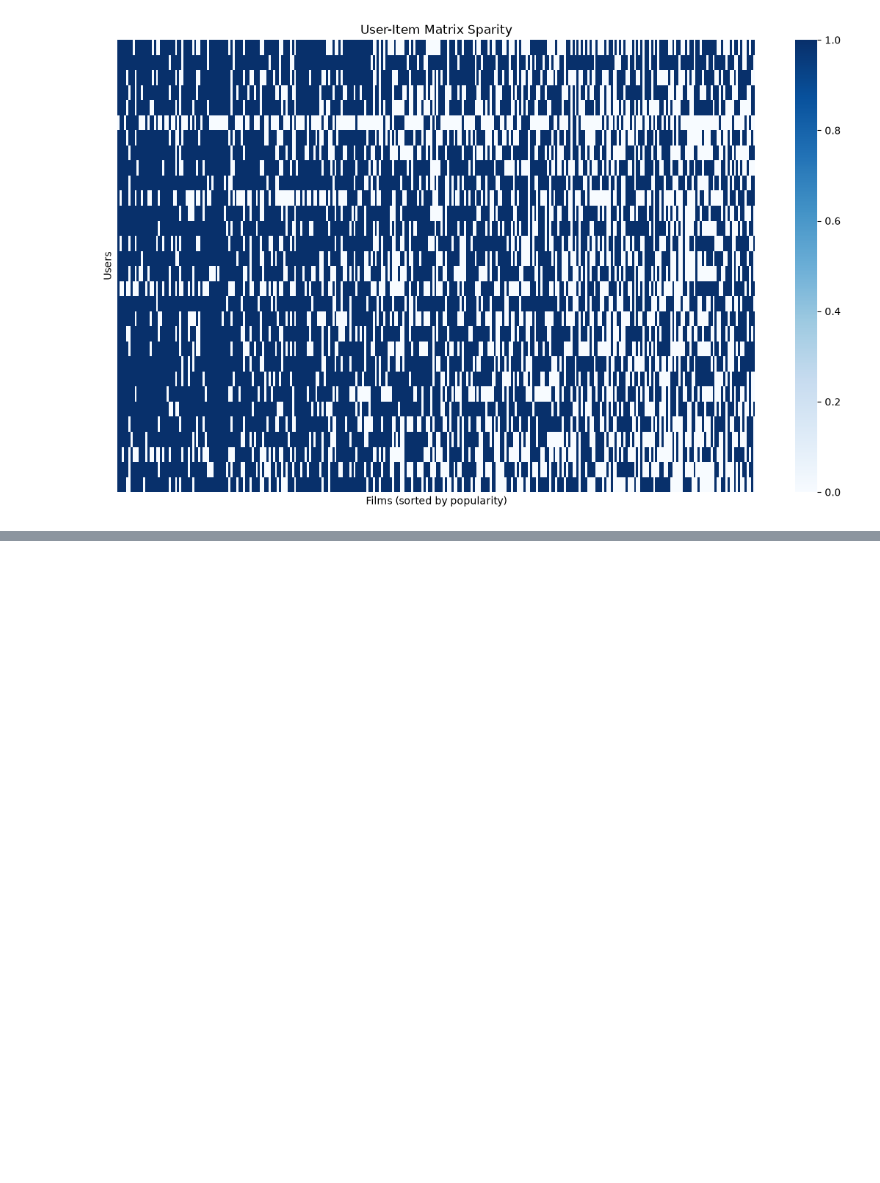
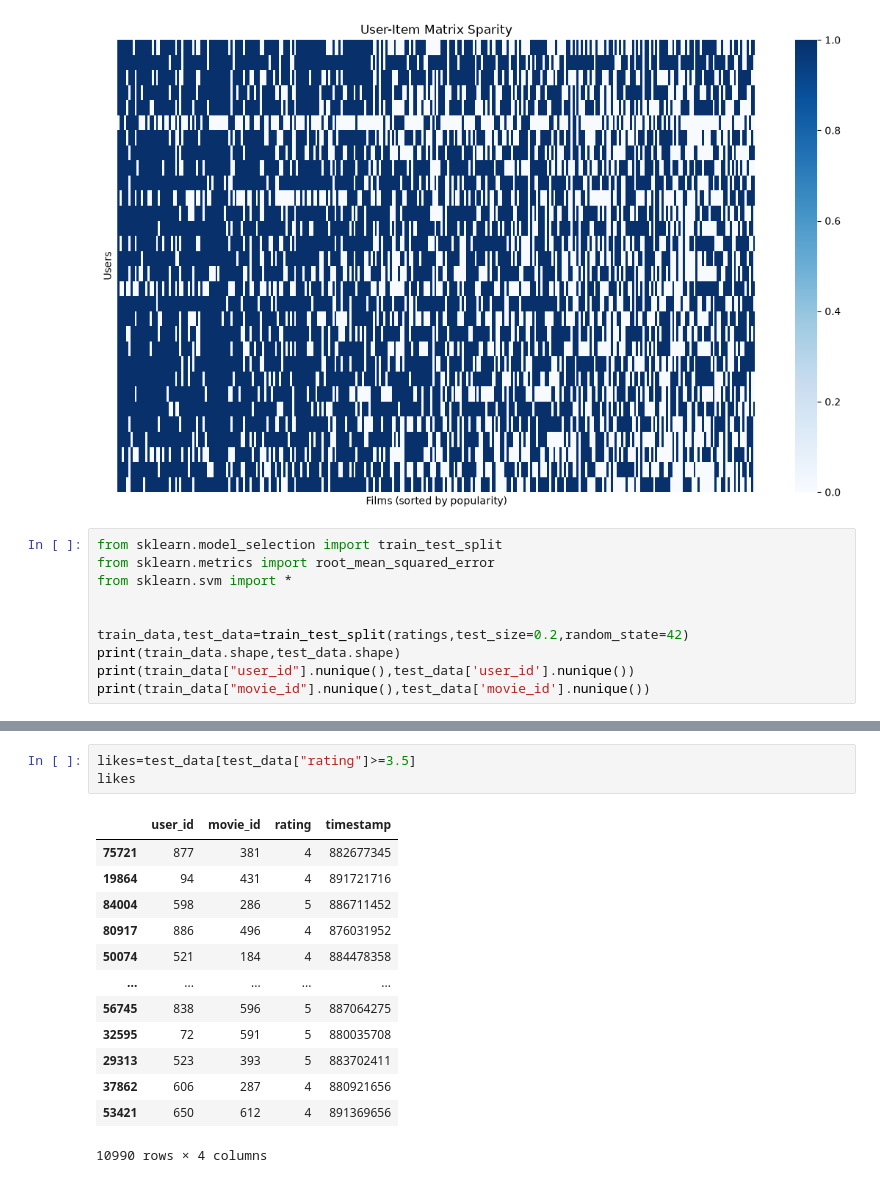
Before and after one commit to Ivampypy/movie-recsys, a Jupyter notebook: notebooks/EDA-notebook.ipynb, the cells around one changed output, grey strips where cells are left out. Drawn from its saved outputs; the diff is of its cells as text; blank space fills up the shorter version.

Commit message:
Started working with model

```diff
--- a/notebooks/EDA-notebook.ipynb
+++ b/notebooks/EDA-notebook.ipynb
@@ -356,3 +356,13 @@ pivot_heatmap.set_title("User-Item Matrix Sparity")
 # %% [output]
 Text(0.5, 1.0, 'User-Item Matrix Sparity')
 [figure]
+# %%
+from sklearn.model_selection import train_test_split
+from sklearn.metrics import root_mean_squared_error
+from sklearn.svm import *
+
+
+train_data,test_data=train_test_split(ratings,test_size=0.2,random_state=42)
+print(train_data.shape,test_data.shape)
+print(train_data["user_id"].nunique(),test_data['user_id'].nunique())
+print(train_data["movie_id"].nunique(),test_data['movie_id'].nunique())
@@ -358,0 +402,17 @@ Text(0.5, 1.0, 'User-Item Matrix Sparity')
+# %%
+likes=test_data[test_data["rating"]>=3.5]
+likes
+# %% [output]
+|  | user_id | movie_id | rating | timestamp |
+| 75721 | 877 | 381 | 4 | 882677345 |
+| 19864 | 94 | 431 | 4 | 891721716 |
+| 84004 | 598 | 286 | 5 | 886711452 |
+| 80917 | 886 | 496 | 4 | 876031952 |
+| 50074 | 521 | 184 | 4 | 884478358 |
+| ... | ... | ... | ... | ... |
+| 56745 | 838 | 596 | 5 | 887064275 |
+| 32595 | 72 | 591 | 5 | 880035708 |
+| 29313 | 523 | 393 | 5 | 883702411 |
+| 37862 | 606 | 287 | 4 | 880921656 |
+| 53421 | 650 | 612 | 4 | 891369656 |
+10990 rows × 4 columns
```
Also changed, not shown: parts of 6 cells of this notebook.
